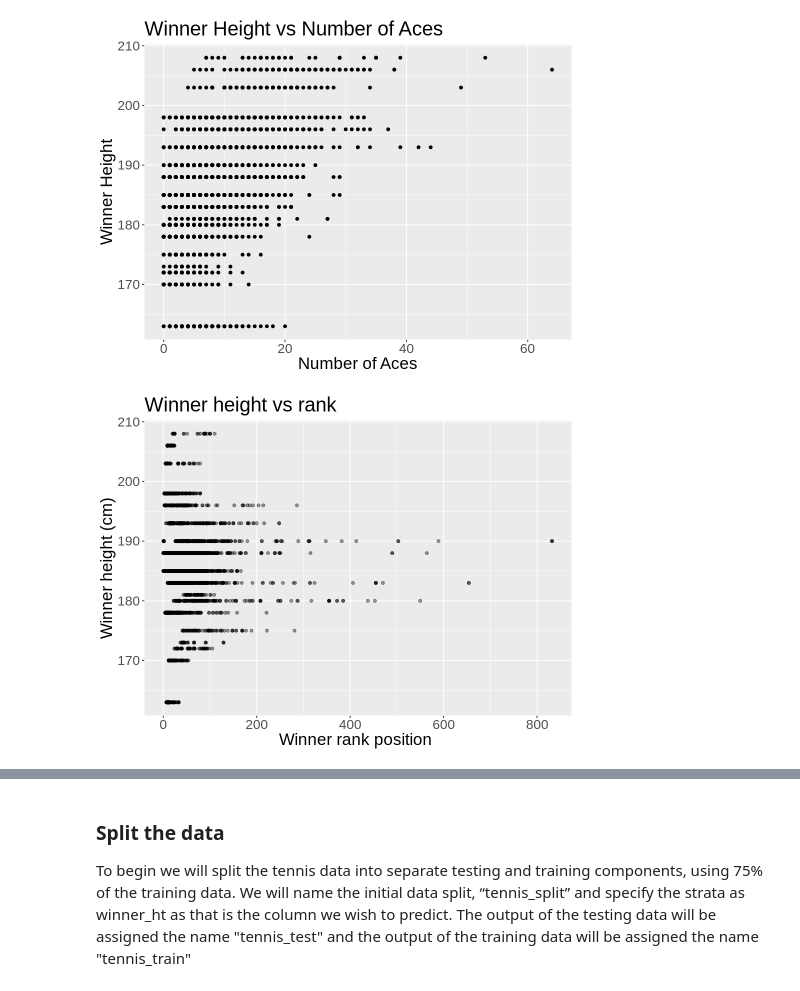
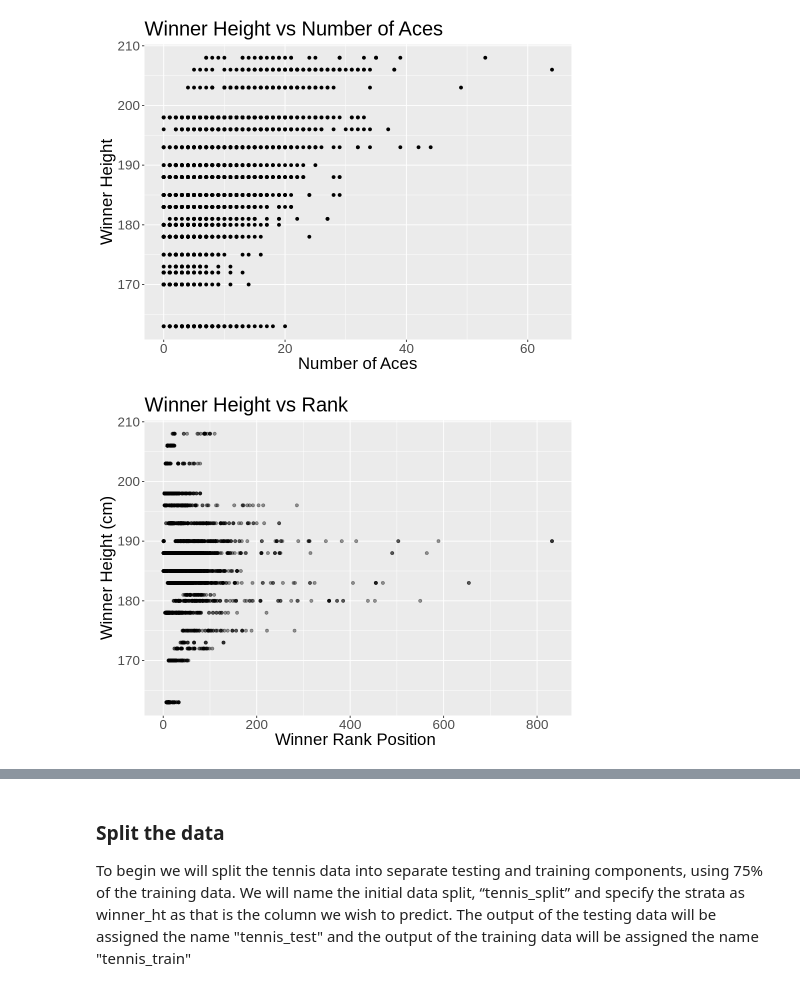
Before and after one commit to Tom0809/Group-Project, a Jupyter notebook: Group Project.ipynb, the cells around one changed output, grey strips where cells are left out. Cells and saved outputs as stored; diff of their text form; code cells hidden in the pictures.

Commit message:
visualization

```diff
--- a/Group Project.ipynb
+++ b/Group Project.ipynb
@@ -172,12 +172,12 @@ ace_ht
 # %%
 #plot for winner_rank & winner_height
 
-ace_ht<- ggplot(tennis, aes(x = winner_rank, y = winner_ht)) +
+rank_vs_ht<- ggplot(tennis, aes(x = winner_rank, y = winner_ht)) +
   geom_point(alpha = 0.4) +
-  xlab("Winner rank position ") +
-  ylab("Winner height (cm)") +
-    ggtitle("Winner height vs rank") +
+  xlab("Winner Rank Position ") +
+  ylab("Winner Height (cm)") +
+    ggtitle("Winner Height vs Rank") +
   theme(text = element_text(size = 20))
-ace_ht
+rank_vs_ht
 # %% [output]
-[figure, old version]
+[figure, new version]
```
Also changed, not shown: parts of 3 cells of this notebook.
